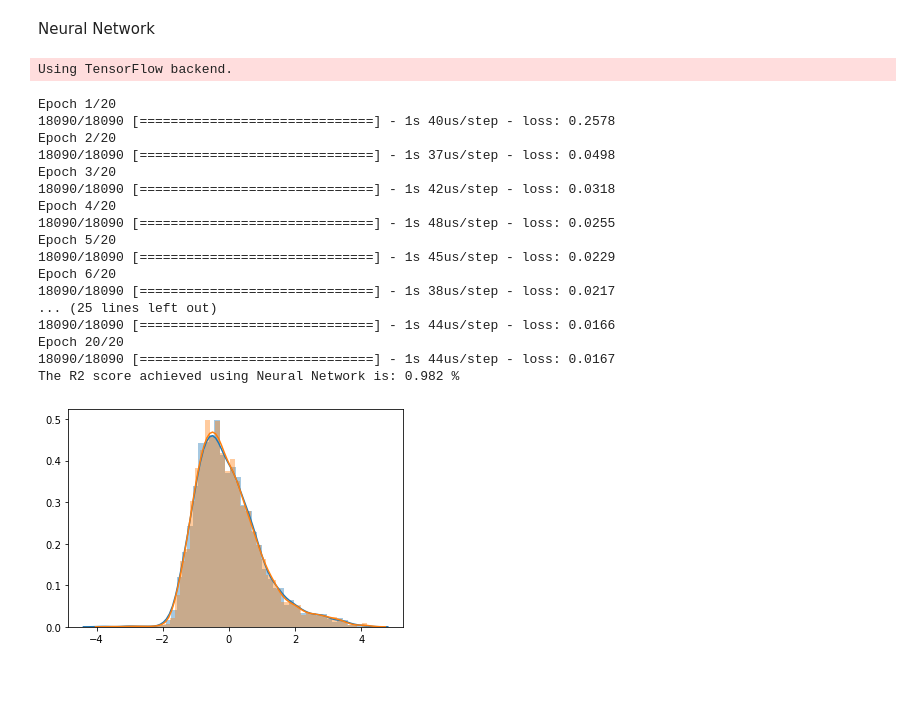
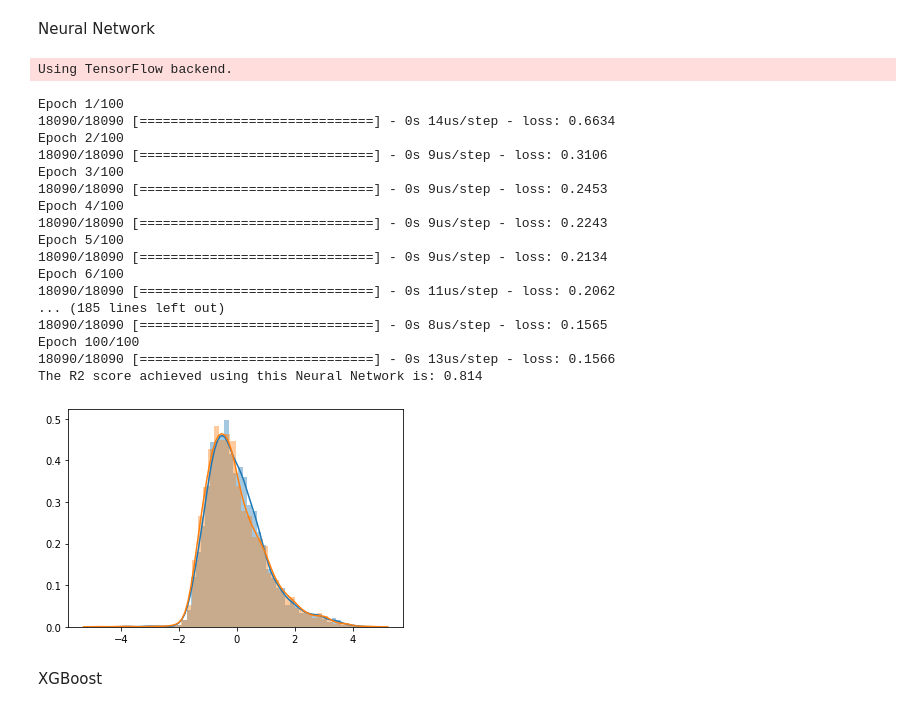
Before and after one commit to liamkesatoran/kaggleAsteroidSizeEstimator, a Jupyter notebook: kaggleAsteroidSizeEstimator.ipynb, the cells around one changed output. Saved outputs shown, nothing was run; the diff lists cells and outputs as text; code cells hidden in the pictures; blank space fills up the shorter version.

Commit message:
bugfix + add xgboost, elasticnet, svm

```diff
--- a/kaggleAsteroidSizeEstimator.ipynb
+++ b/kaggleAsteroidSizeEstimator.ipynb
@@ -158,7 +157,7 @@ Now I understand why Nasa's own Asteroid Size Estimator website uses the H value
 Optional: Removing columns that give too high correlation for curiosity / added difficulty
 # %%
 ### Optional : removing columns that give too high correlation for curiosity
-tooHighCorr = df.columns[(df.corr()['diameter'].abs().sort_values(ascending=False)  > 0.3)]
+tooHighCorr = df.columns[(df.corr()['diameter'].abs()  > 0.5)]
 df = df.drop(tooHighCorr.drop('diameter'),axis=1)
-df.columns
+df.corr()['diameter'].abs().sort_values(ascending=False).head()
 # %% [output]
@@ -192,13 +193,14 @@ std_scaler = preprocessing.StandardScaler().fit(X_train)
 
 def scaler(X):
     x_norm_arr= std_scaler.fit_transform(X)
-    return pd.DataFrame(x_norm_arr)
+    return pd.DataFrame(x_norm_arr, columns=X.columns)
 
 X_train_norm = scaler(X_train)
 X_test_norm = scaler(X_test)
 
-X_train_norm.head()
-
+def inverse_scaler(X):
+    x_norm_arr= std_scaler.inverse_transform(X)
+    return pd.DataFrame(x_norm_arr)
 
 Y_std_scaler = preprocessing.StandardScaler().fit(Y_train.values.reshape(-1,1))
 
@@ -206,6 +208,11 @@ def Y_scaler(X):
     x_norm_arr= Y_std_scaler.fit_transform(X)
     return pd.DataFrame(x_norm_arr)
 
+
+def Y_inverse_scaler(X):
+    x_norm_arr= Y_std_scaler.inverse_transform(X)
+    return pd.DataFrame(x_norm_arr)
+
 Y_train_norm = Y_scaler(Y_train.values.reshape(-1,1))
 Y_test_norm = Y_scaler (Y_test.values.reshape(-1,1))
 # %% [markdown]
@@ -220,9 +227,9 @@ from sklearn.linear_model import LinearRegression
 
 lr = LinearRegression()
 
-lr.fit(X_train,Y_train_norm)
+lr.fit(X_train_norm,Y_train_norm)
 
-Y_pred_lr = lr.predict(X_test)
+Y_pred_lr = lr.predict(X_test_norm)
 
 sns.distplot(Y_test_norm.values,label='value')
 sns.distplot(Y_pred_lr,label='prediction')
@@ -285,0 +314,12 @@ The R2 score achieved using Random Forest Regression is: 0.985
+# %%
+from sklearn import svm
+svmreg = svm.SVR()
+svmreg.fit(X_train_norm,np.ravel(Y_train_norm))
+
+Y_pred_svm = svmreg.predict(X_test_norm)
+
+sns.distplot(Y_test_norm, label = 'value')
+sns.distplot(Y_pred_svm,label = 'prediction')
+plt.legend()
+score_svm = r2_score(Y_pred_svm,Y_test_norm)
+print("The R2 score achieved using SVM Regression is: "+str(round(score_svm,3)))
@@ -288,50 +331,51 @@ Neural Network
 # %%
 from keras import optimizers
 from keras.models import Sequential
 from keras.layers import Dense, Dropout, BatchNormalization
 
 
 ### Defining the model
 model = Sequential()
-model.add(Dense(20,activation='relu',input_dim=X_train_norm.shape[1]))
-model.add(Dense(5,activation='relu'))
-model.add(Dense(5,activation='relu'))
+model.add(Dense(24,activation='relu',input_dim=X_train_norm.shape[1]))
+model.add(Dense(12,activation='relu'))
 model.add(Dense(1,activation='linear'))
 
 model.compile(loss='mean_squared_error',optimizer='adam')
 
 ### Training
 
-model.fit(X_train_norm,Y_train_norm,epochs=20,batch_size=32)
+model.fit(X_train_norm,Y_train_norm,epochs=100,batch_size=128)
 
 ### Testing
 
 Y_pred_nn = model.predict(X_test_norm)
 
 ### Evaluating
 sns.distplot(Y_test_norm, label = 'value')
 sns.distplot(Y_pred_nn,label = 'prediction')
 
 score_nn = round(r2_score(Y_pred_nn[:,0],Y_test_norm),3)
 
-print("The R2 score achieved using Neural Network is: "+str(score_nn)+" %")
+print("The R2 score achieved using this Neural Network is: "+str(score_nn))
 # %% [output]
 Using TensorFlow backend.
-Epoch 1/20
-18090/18090 [==============================] - 1s 40us/step - loss: 0.2578
-Epoch 2/20
-18090/18090 [==============================] - 1s 37us/step - loss: 0.0498
-Epoch 3/20
-18090/18090 [==============================] - 1s 42us/step - loss: 0.0318
-Epoch 4/20
-18090/18090 [==============================] - 1s 48us/step - loss: 0.0255
-Epoch 5/20
-18090/18090 [==============================] - 1s 45us/step - loss: 0.0229
-Epoch 6/20
-18090/18090 [==============================] - 1s 38us/step - loss: 0.0217
-... (25 lines left out)
-18090/18090 [==============================] - 1s 44us/step - loss: 0.0166
-Epoch 20/20
-18090/18090 [==============================] - 1s 44us/step - loss: 0.0167
-The R2 score achieved using Neural Network is: 0.982 %
+Epoch 1/100
+18090/18090 [==============================] - 0s 14us/step - loss: 0.6634
+Epoch 2/100
+18090/18090 [==============================] - 0s 9us/step - loss: 0.3106
+Epoch 3/100
+18090/18090 [==============================] - 0s 9us/step - loss: 0.2453
+Epoch 4/100
+18090/18090 [==============================] - 0s 9us/step - loss: 0.2243
+Epoch 5/100
+18090/18090 [==============================] - 0s 9us/step - loss: 0.2134
+Epoch 6/100
+18090/18090 [==============================] - 0s 11us/step - loss: 0.2062
+... (185 lines left out)
+18090/18090 [==============================] - 0s 8us/step - loss: 0.1565
+Epoch 100/100
+18090/18090 [==============================] - 0s 13us/step - loss: 0.1566
+The R2 score achieved using this Neural Network is: 0.814
-[figure, old version]
+[figure, new version]
+# %% [markdown]
+XGBoost
```
Also changed, not shown: parts of 18 cells of this notebook.
